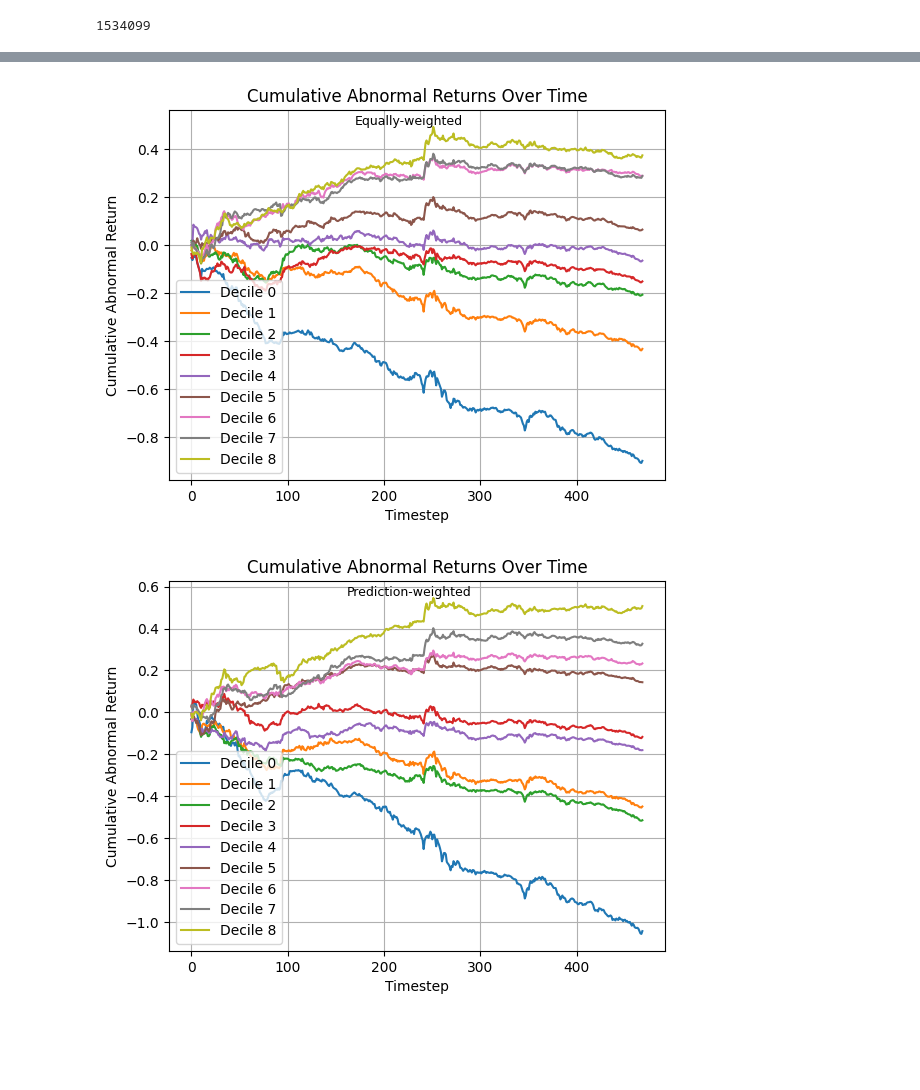
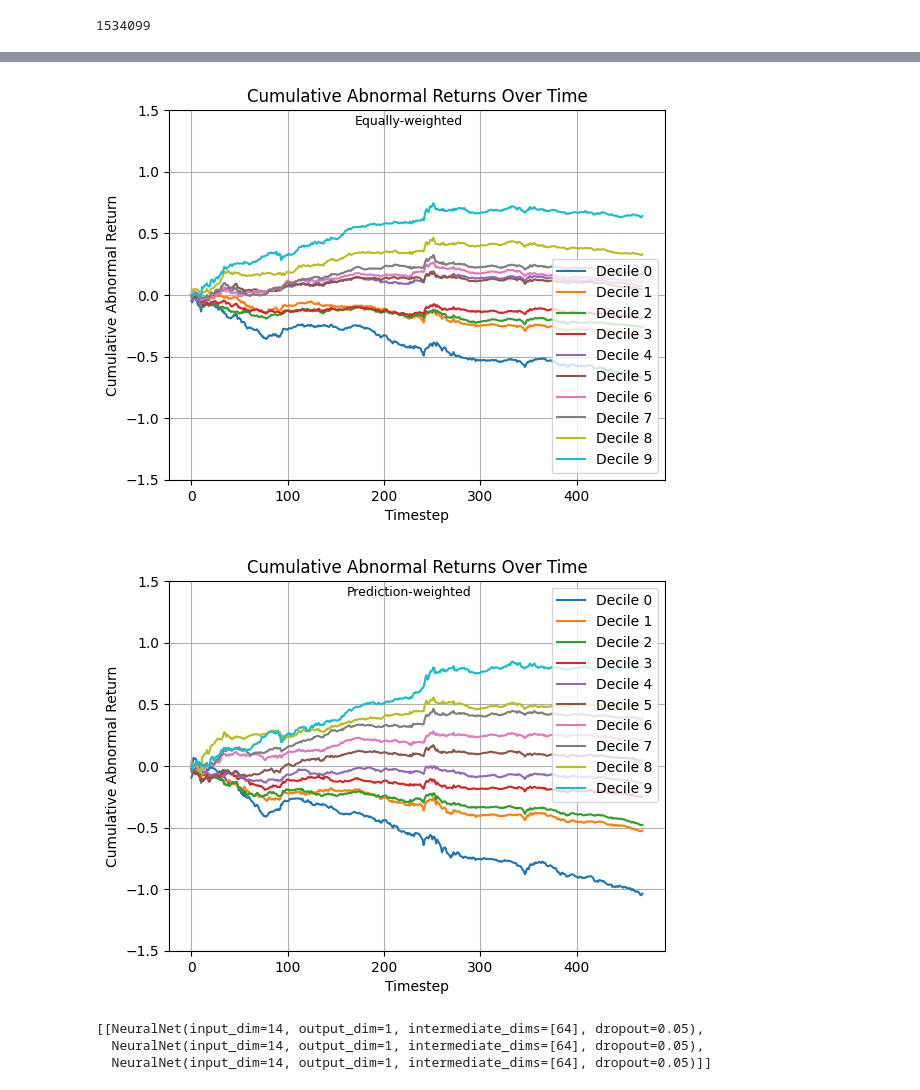
Before and after one commit to AlvisYan2025/MutualFundProtfolilSelection, a Jupyter notebook: mutualfundMLnew.ipynb, the cells around one changed output, grey strips where cells are left out. Drawn from its saved outputs; the diff is of its cells as text; code cells hidden in the pictures; blank space fills up the shorter version.

```diff
--- a/mutualfundMLnew.ipynb
+++ b/mutualfundMLnew.ipynb
@@ -389,7 +405,7 @@ def run_group_model(variables, model_config):
         dropout = model_config['dropout']
         model = NeuralNet(input_dim=input_dim, intermediate_dims=hidden_dims, dropout=dropout)
         model.reinitialize_with_glorot_uniform()
-        model.train_model(10, train_loader, valid_loader,learning_rate=0.01, early_stop=False, graph=True)
+        model.train_model(512, train_loader, valid_loader,learning_rate=0.01, early_stop=False, graph=True)
         all_models.append(model)
         #predict with trained model
         output = model.predict(get_tensor_from_df(df[df['Timestep'].isin(test_idx)], variables, False))
@@ -511,7 +527,7 @@ df_monthly_return.head()
 def plot_returns(df, method, cumulative=True, pred_weight = False):
     #df -> [timestep, decile, return_equal, return_pred]
     # for each decile, plot the return across all timesteps
-    for i in range (9):
+    for i in range (10):
         df_decile = df[df['decile'] == i]
         df_decile = df_decile.sort_values('timestep')
         if cumulative and method == 'sum':
@@ -532,13 +548,14 @@ def plot_returns(df, method, cumulative=True, pred_weight = False):
     plt.ylabel('Cumulative Abnormal Return' if cumulative else 'Return')
     plt.title('Cumulative Abnormal Returns Over Time' if cumulative else 'Abnormal Returns Over Time')
     plt.suptitle('Prediction-weighted' if pred_weight else 'Equally-weighted', fontsize=9, y=0.87)
+    plt.ylim(-1.5, 1.5)
     plt.legend()
     plt.grid(True)
     plt.show()
 # %%
 plot_returns(df_monthly_return, method='sum')
 # %% [output]
-[figure, old version]
+[figure, new version]
 # %%
 #load pretrained model
 device = torch.device("cuda" if torch.cuda.is_available() else "cpu")
@@ -619,9 +636,15 @@ outputs = np.expand_dims(saveddata['Rhat_all'],axis=2)
 new_df['prediction'] = outputs.flatten()
 # %%
 df_valid = new_df[new_df['mask']].copy()
-df_valid['rank'] = df_valid.groupby('Timestep')['prediction'].rank(method='first')
-df_valid['decile'] = df_valid.groupby(['Timestep'], group_keys=False)['rank'].apply(lambda x: pd.qcut(x, 10, labels=False))
+#df_valid['rank'] = df_valid.groupby('Timestep')['prediction'].rank(method='first')
+df_valid = shitty_algo(df_valid)
 df_monthly_return = calculate_month_return(df_valid)
 plot_returns(df_monthly_return, method='sum', pred_weight=True)
 # %% [output]
-[figure, old version]
+[figure, new version]
+# %%
+all_model_groups
+# %% [output]
+[[NeuralNet(input_dim=14, output_dim=1, intermediate_dims=[64], dropout=0.05),
+  NeuralNet(input_dim=14, output_dim=1, intermediate_dims=[64], dropout=0.05),
+  NeuralNet(input_dim=14, output_dim=1, intermediate_dims=[64], dropout=0.05)]]
```
Also changed, not shown: parts of 3 cells of this notebook.
